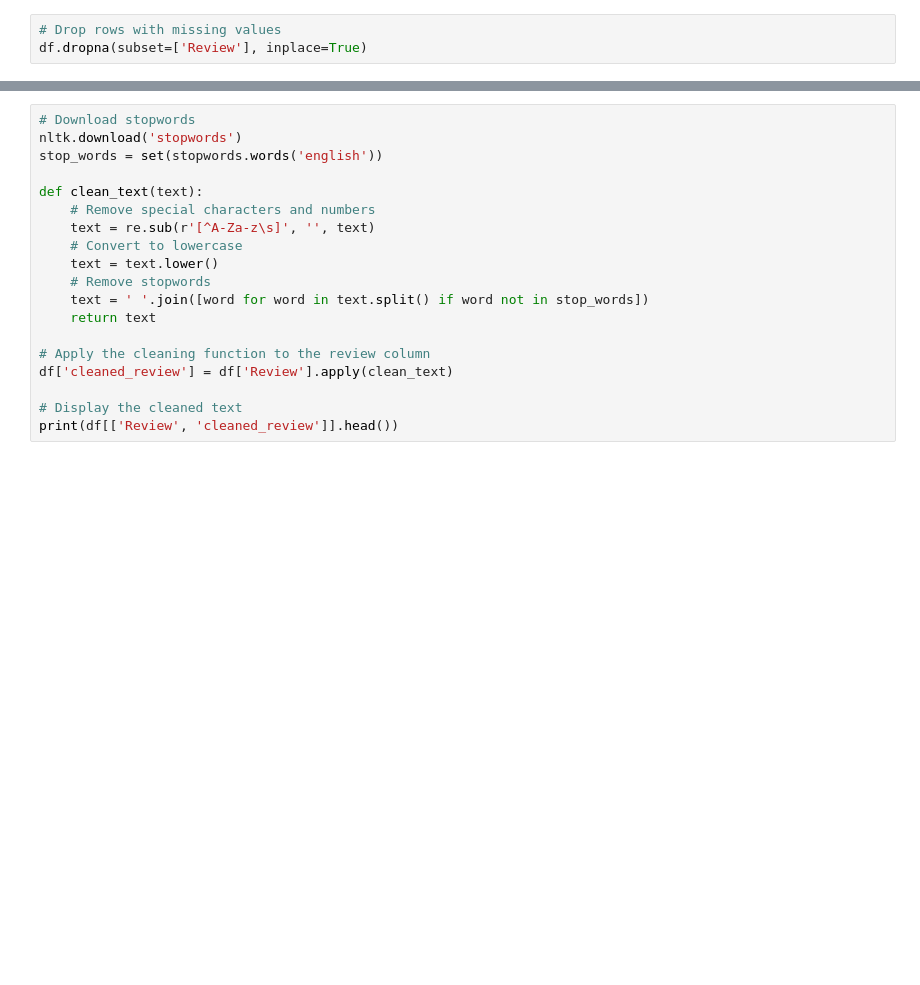
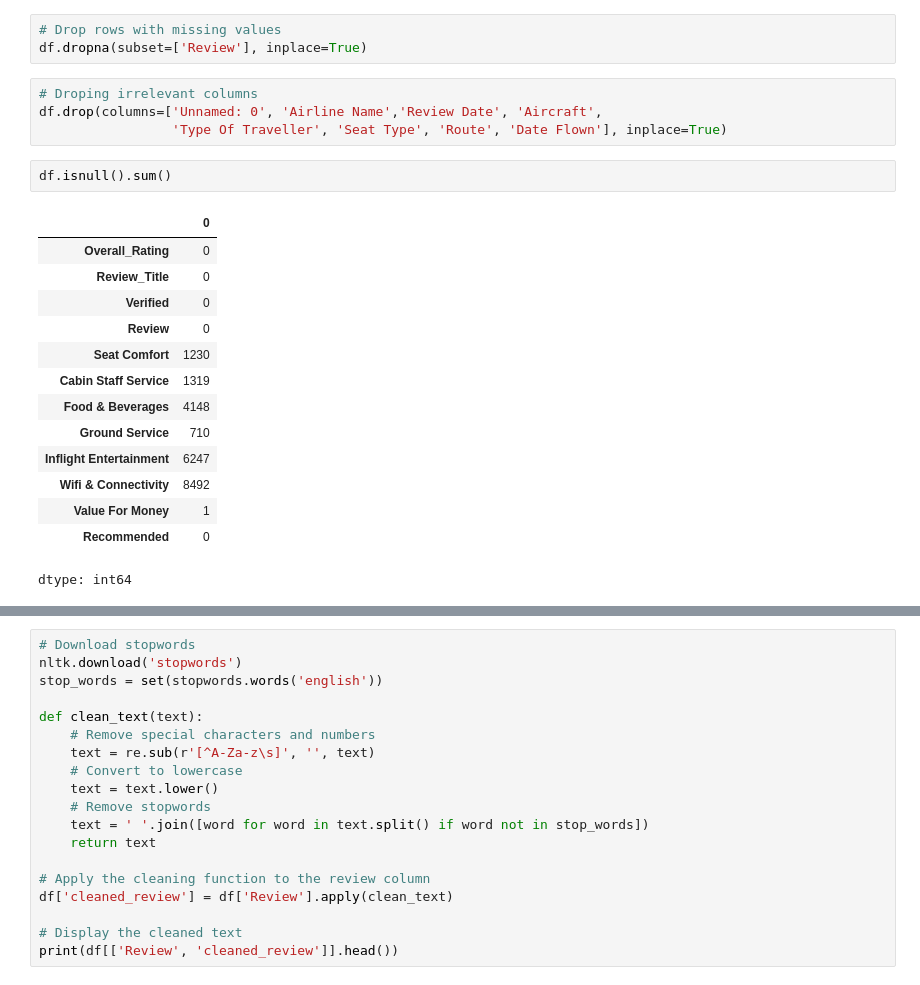
Before and after one commit to harshamathew1/Sentiment_analysis, a Jupyter notebook: project.ipynb, the cells around one changed output, grey strips where cells are left out. Cells and saved outputs as stored; diff of their text form; blank space fills up the shorter version.

```diff
--- a/project.ipynb
+++ b/project.ipynb
@@ -80,3 +81,24 @@ dtype: int64
 # %%
 # Drop rows with missing values
 df.dropna(subset=['Review'], inplace=True)
+# %%
+# Droping irrelevant columns
+df.drop(columns=['Unnamed: 0', 'Airline Name','Review Date', 'Aircraft',
+                 'Type Of Traveller', 'Seat Type', 'Route', 'Date Flown'], inplace=True)
+# %%
+df.isnull().sum()
+# %% [output]
+|  | 0 |
+| Overall_Rating | 0 |
+| Review_Title | 0 |
+| Verified | 0 |
+| Review | 0 |
+| Seat Comfort | 1230 |
+| Cabin Staff Service | 1319 |
+| Food & Beverages | 4148 |
+| Ground Service | 710 |
+| Inflight Entertainment | 6247 |
+| Wifi & Connectivity | 8492 |
+| Value For Money | 1 |
+| Recommended | 0 |
+dtype: int64
```
Also changed, not shown: parts of 6 cells of this notebook.
